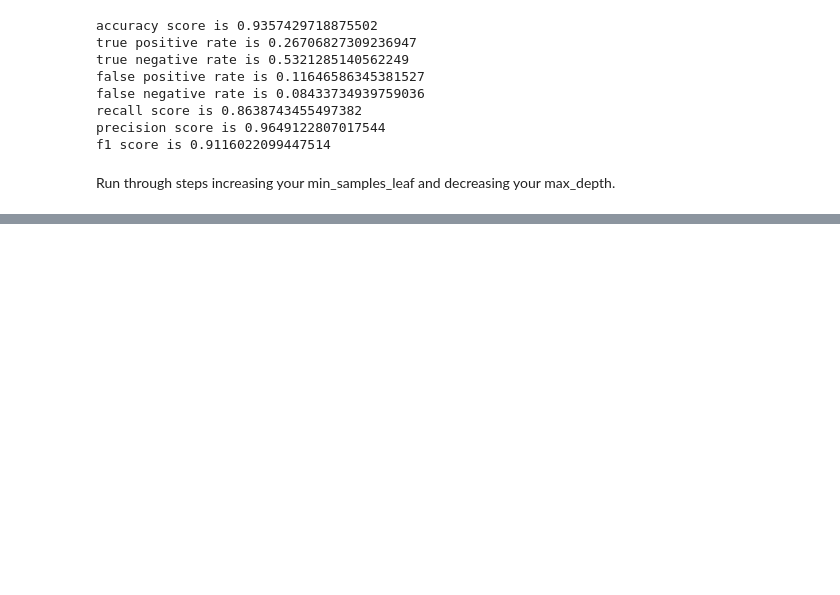
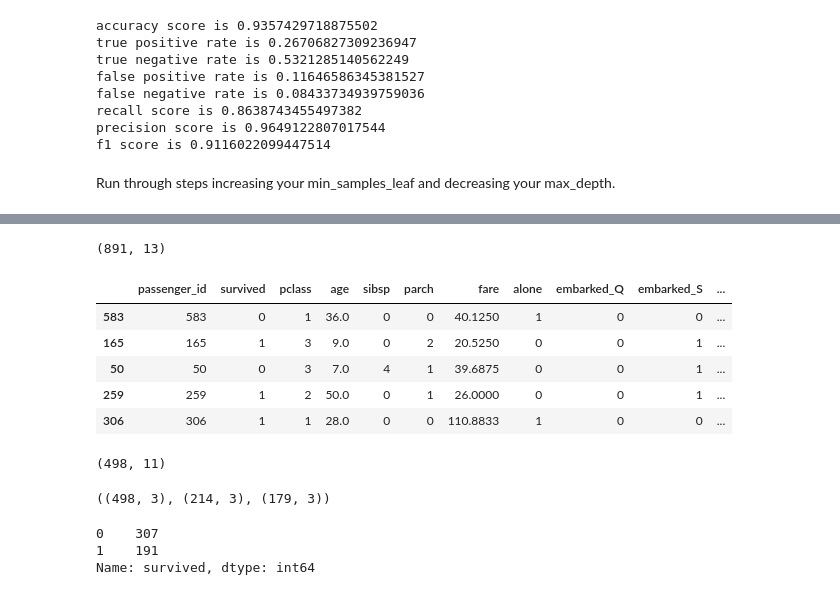
Before and after one commit to chriseverts/classification-exercises, a Jupyter notebook: model.ipynb, the cells around one changed output, grey strips where cells are left out. Saved outputs shown, nothing was run; the diff lists cells and outputs as text; code cells hidden in the pictures; blank space fills up the shorter version.

```diff
--- a/model.ipynb
+++ b/model.ipynb
@@ -515,0 +768,3 @@ support    307.000000  191.000000  0.819277  498.000000    498.000000
+# %%
+#acquire data
+df = acquire.get_titanic_data()
@@ -515,0 +780,20 @@ support    307.000000  191.000000  0.819277  498.000000    498.000000
+# %%
+df.shape
+# %% [output]
+(891, 13)
+# %%
+#split data
+train, validate, test = prepare.prep_titanic_data(df, column = 'age', method = 'median', dummies = ['embarked', 'sex'])
+# %%
+train.head()
+# %% [output]
+|  | passenger_id | survived | pclass | age | sibsp | parch | fare | alone | embarked_Q | embarked_S | ... |
+| 583 | 583 | 0 | 1 | 36.0 | 0 | 0 | 40.1250 | 1 | 0 | 0 | ... |
+| 165 | 165 | 1 | 3 | 9.0 | 0 | 2 | 20.5250 | 0 | 0 | 1 | ... |
+| 50 | 50 | 0 | 3 | 7.0 | 4 | 1 | 39.6875 | 0 | 0 | 1 | ... |
+| 259 | 259 | 1 | 2 | 50.0 | 0 | 1 | 26.0000 | 0 | 0 | 1 | ... |
+| 306 | 306 | 1 | 1 | 28.0 | 0 | 0 | 110.8833 | 1 | 0 | 0 | ... |
+# %%
+train.shape
+# %% [output]
+(498, 11)
@@ -515,0 +808,10 @@ support    307.000000  191.000000  0.819277  498.000000    498.000000
+# %%
+X_train.shape, X_validate.shape, X_test.shape
+# %% [output]
+((498, 3), (214, 3), (179, 3))
+# %%
+train.survived.value_counts()
+# %% [output]
+0    307
+1    191
+Name: survived, dtype: int64
```
Also changed, not shown: parts of 66 cells of this notebook, 1 other file.
